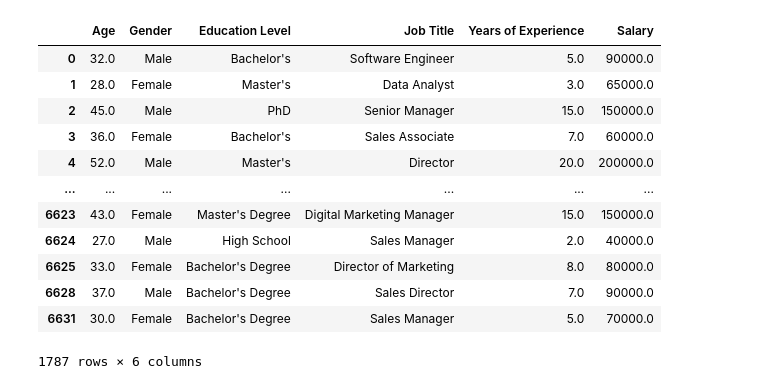
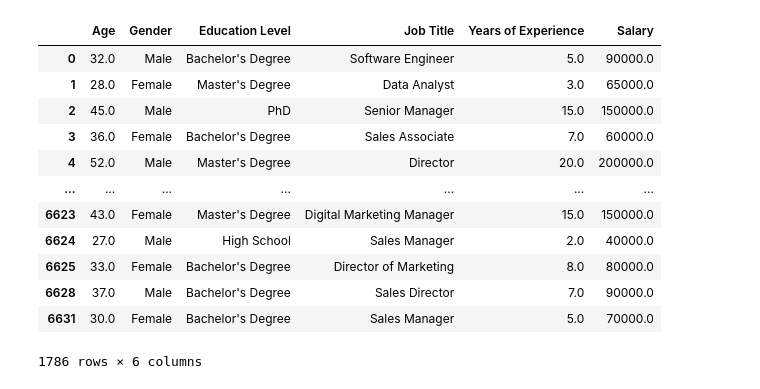
Before and after one commit to Caylie-Mackay/Data_Tech_Pyton_Final, a Jupyter notebook: Final_Python_Project.ipynb, the cells around one changed output. Drawn from its saved outputs; the diff is of its cells as text; code cells hidden in the pictures.

```diff
--- a/Final_Python_Project.ipynb
+++ b/Final_Python_Project.ipynb
@@ -27,0 +11,3 @@ df_2
+# %%
+df = pd.read_csv('https://raw.githubusercontent.com/Caylie-Mackay/Raw_CSV/refs/heads/main/Salary_Data.csv')
+df.head()
@@ -28,21 +40,23 @@ df_2
+# %%
+df = df.replace('phD', 'PhD').replace('Master\'s', 'Master\'s Degree').replace('Bachelor\'s', 'Bachelor\'s Degree')
 # %%
-df= (df_2
+df= (df
      .drop_duplicates()#removing any duplicates
      .dropna()#removing any rows with missing values
 )
 
 df
 # %% [output]
 |  | Age | Gender | Education Level | Job Title | Years of Experience | Salary |
-| 0 | 32.0 | Male | Bachelor's | Software Engineer | 5.0 | 90000.0 |
-| 1 | 28.0 | Female | Master's | Data Analyst | 3.0 | 65000.0 |
+| 0 | 32.0 | Male | Bachelor's Degree | Software Engineer | 5.0 | 90000.0 |
+| 1 | 28.0 | Female | Master's Degree | Data Analyst | 3.0 | 65000.0 |
 | 2 | 45.0 | Male | PhD | Senior Manager | 15.0 | 150000.0 |
-| 3 | 36.0 | Female | Bachelor's | Sales Associate | 7.0 | 60000.0 |
-| 4 | 52.0 | Male | Master's | Director | 20.0 | 200000.0 |
+| 3 | 36.0 | Female | Bachelor's Degree | Sales Associate | 7.0 | 60000.0 |
+| 4 | 52.0 | Male | Master's Degree | Director | 20.0 | 200000.0 |
 | ... | ... | ... | ... | ... | ... | ... |
 | 6623 | 43.0 | Female | Master's Degree | Digital Marketing Manager | 15.0 | 150000.0 |
 | 6624 | 27.0 | Male | High School | Sales Manager | 2.0 | 40000.0 |
 | 6625 | 33.0 | Female | Bachelor's Degree | Director of Marketing | 8.0 | 80000.0 |
 | 6628 | 37.0 | Male | Bachelor's Degree | Sales Director | 7.0 | 90000.0 |
 | 6631 | 30.0 | Female | Bachelor's Degree | Sales Manager | 5.0 | 70000.0 |
-1787 rows × 6 columns
+1786 rows × 6 columns
```
Also changed, not shown: parts of 22 cells of this notebook.
